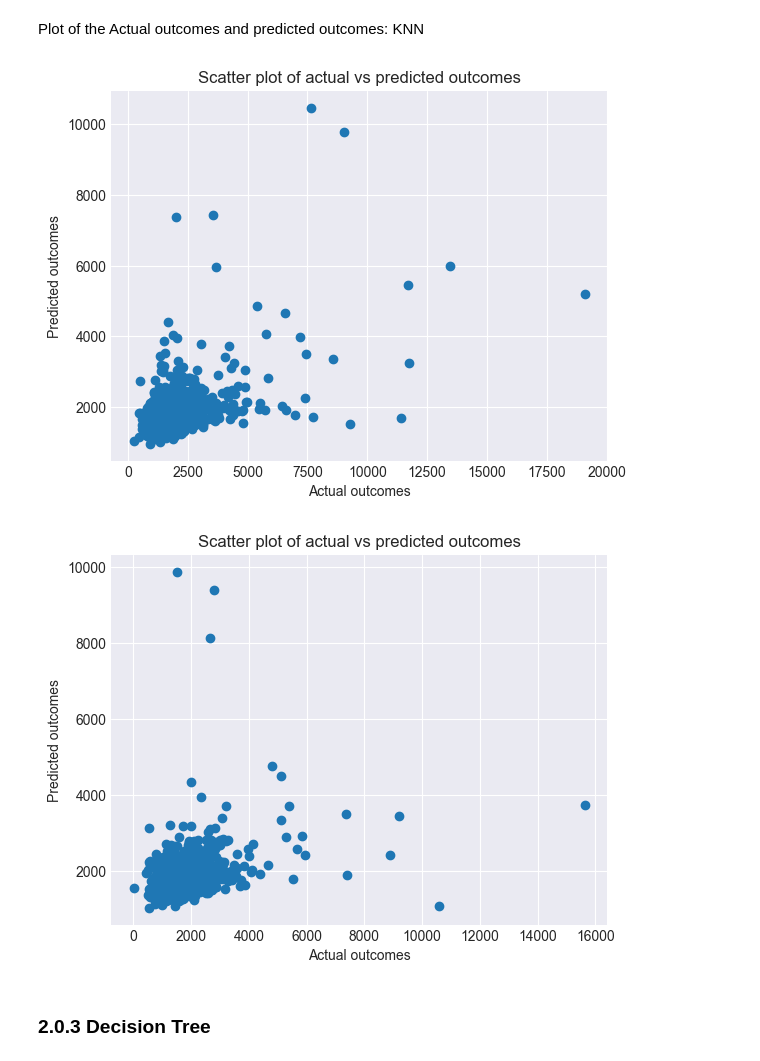
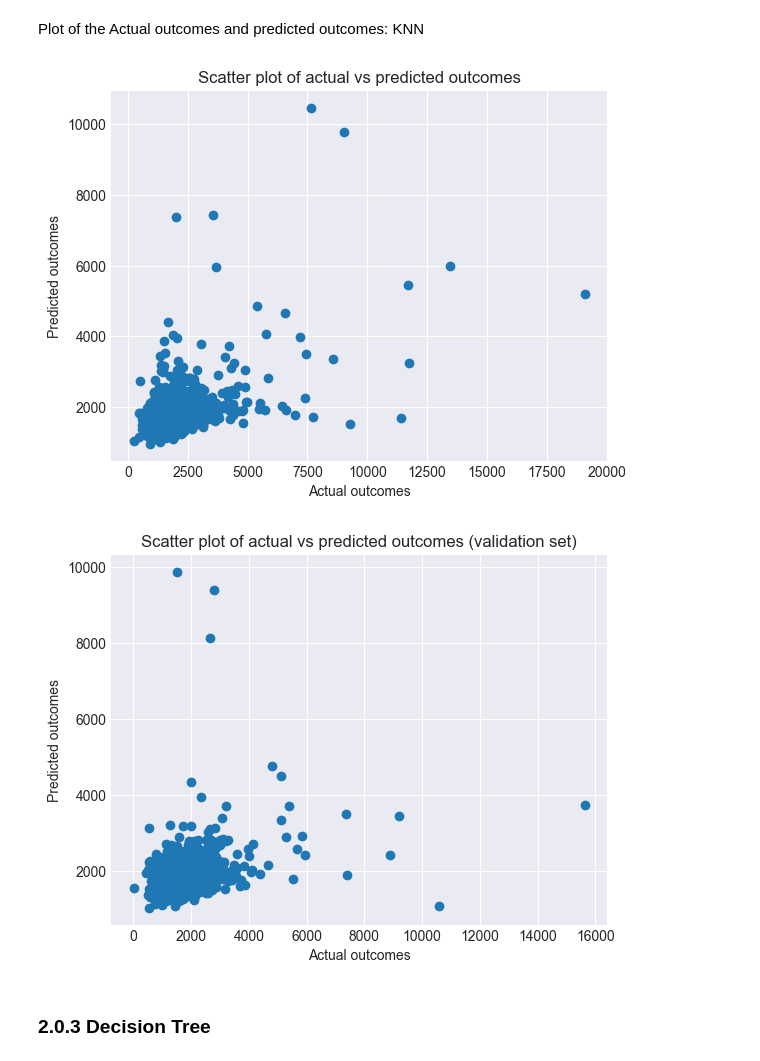
Before and after one commit to TomasHeyneman/Project-ML-, a Jupyter notebook: project.ipynb, the cells around one changed output. Cells and saved outputs as stored; diff of their text form; code cells hidden in the pictures.

```diff
--- a/project.ipynb
+++ b/project.ipynb
@@ -651,21 +651,21 @@ Plot of the Actual outcomes and predicted outcomes: KNN
 # %%
 # plot the predicted outcomes against the actual outcomes in the testing set
 plt.scatter(y_test, KNNy_pred)
 plt.xlabel('Actual outcomes')
 plt.ylabel('Predicted outcomes')
 plt.title('Scatter plot of actual vs predicted outcomes')
 plt.show()
 
 
 # plot the predicted outcomes against the actual outcomes in the testing set
 plt.scatter(y_val, y_predval)
 plt.xlabel('Actual outcomes')
 plt.ylabel('Predicted outcomes')
-plt.title('Scatter plot of actual vs predicted outcomes')
+plt.title('Scatter plot of actual vs predicted outcomes (validation set)')
 plt.show()
 # %% [output]
 [figure]
-[figure, old version]
+[figure, new version]
 # %% [markdown]
 ### 2.0.3 Decision Tree
 # %%
```
Also changed, not shown: parts of 34 cells of this notebook, 2 other files.
